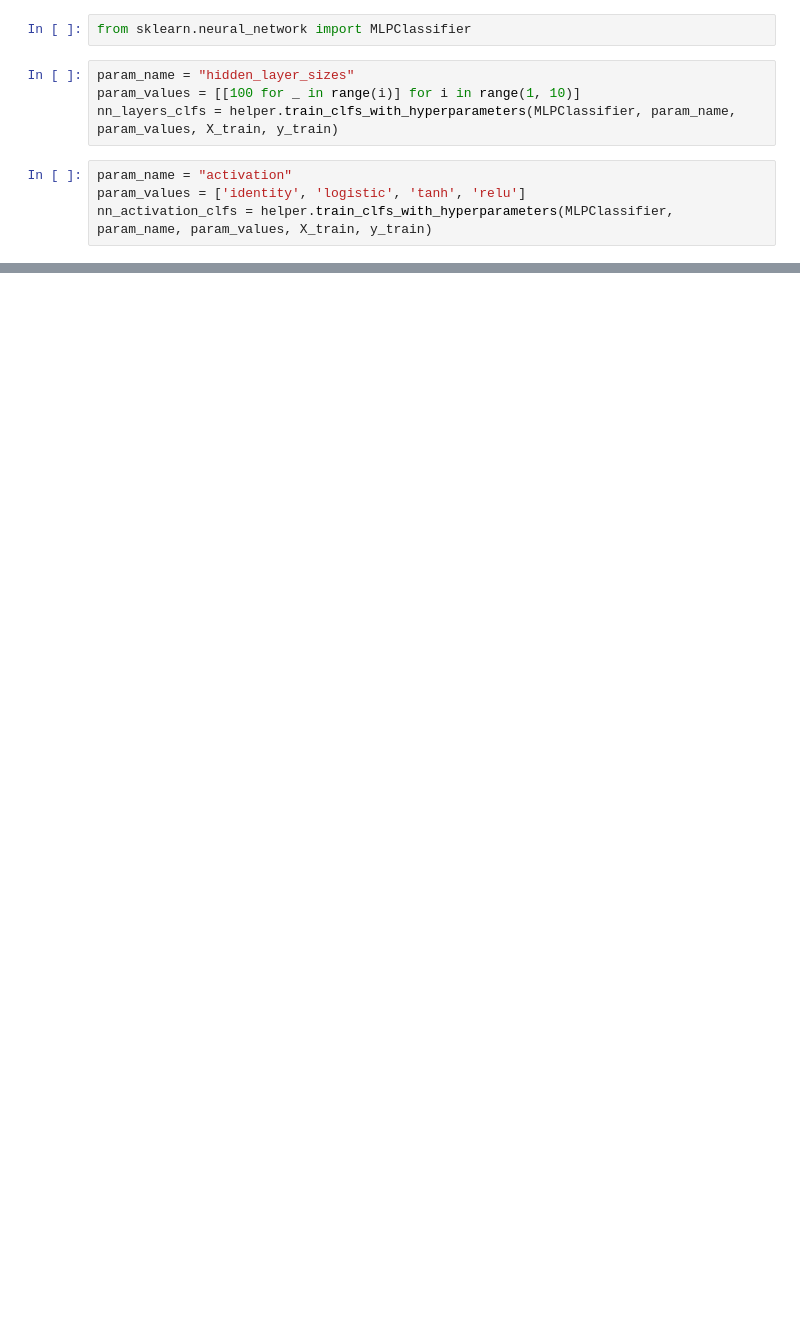
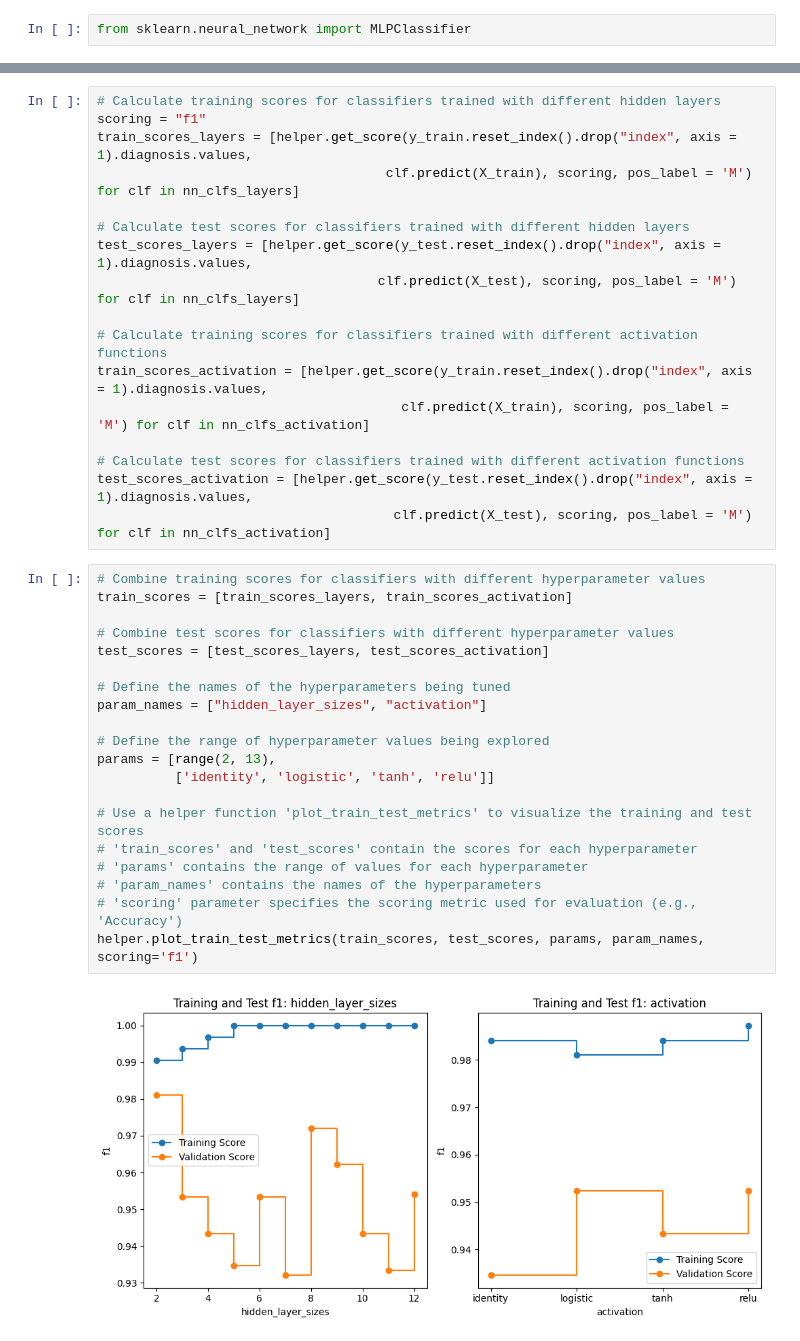
Before and after one commit to Ape12b/OMSCS_7641_Assignment1, a Jupyter notebook: Assignment1.ipynb, the cells around one changed output, grey strips where cells are left out. Drawn from its saved outputs; the diff is of its cells as text; blank space fills up the shorter version.

```diff
--- a/Assignment1.ipynb
+++ b/Assignment1.ipynb
@@ -233,10 +261,2 @@ DecisionTreeClassifier time: 1.9877 seconds
 # %%
 from sklearn.neural_network import MLPClassifier
-# %%
-param_name = "hidden_layer_sizes"
-param_values = [[100 for _ in range(i)] for i in range(1, 10)]
-nn_layers_clfs = helper.train_clfs_with_hyperparameters(MLPClassifier, param_name, param_values, X_train, y_train)
-# %%
-param_name = "activation"
-param_values = ['identity', 'logistic', 'tanh', 'relu']
-nn_activation_clfs = helper.train_clfs_with_hyperparameters(MLPClassifier, param_name, param_values, X_train, y_train)
@@ -260,0 +298,39 @@ SyntaxError: invalid syntax (<ipython-input-19-a5d5b61aa8a6>, line 1)
+# %%
+# Calculate training scores for classifiers trained with different hidden layers
+scoring = "f1"
+train_scores_layers = [helper.get_score(y_train.reset_index().drop("index", axis = 1).diagnosis.values,
+                                     clf.predict(X_train), scoring, pos_label = 'M') for clf in nn_clfs_layers]
+
+# Calculate test scores for classifiers trained with different hidden layers
+test_scores_layers = [helper.get_score(y_test.reset_index().drop("index", axis = 1).diagnosis.values,
+                                    clf.predict(X_test), scoring, pos_label = 'M') for clf in nn_clfs_layers]
+
+# Calculate training scores for classifiers trained with different activation functions
+train_scores_activation = [helper.get_score(y_train.reset_index().drop("index", axis = 1).diagnosis.values,
+                                       clf.predict(X_train), scoring, pos_label = 'M') for clf in nn_clfs_activation]
+
+# Calculate test scores for classifiers trained with different activation functions
+test_scores_activation = [helper.get_score(y_test.reset_index().drop("index", axis = 1).diagnosis.values,
+                                      clf.predict(X_test), scoring, pos_label = 'M') for clf in nn_clfs_activation]
+# %%
+# Combine training scores for classifiers with different hyperparameter values
+train_scores = [train_scores_layers, train_scores_activation]
+
+# Combine test scores for classifiers with different hyperparameter values
+test_scores = [test_scores_layers, test_scores_activation]
+
+# Define the names of the hyperparameters being tuned
+param_names = ["hidden_layer_sizes", "activation"]
+
+# Define the range of hyperparameter values being explored
+params = [range(2, 13),
+          ['identity', 'logistic', 'tanh', 'relu']]
+
+# Use a helper function 'plot_train_test_metrics' to visualize the training and test scores
+# 'train_scores' and 'test_scores' contain the scores for each hyperparameter
+# 'params' contains the range of values for each hyperparameter
+# 'param_names' contains the names of the hyperparameters
+# 'scoring' parameter specifies the scoring metric used for evaluation (e.g., 'Accuracy')
+helper.plot_train_test_metrics(train_scores, test_scores, params, param_names, scoring='f1')
+# %% [output]
+[figure, added]
```
Also changed, not shown: parts of 43 cells of this notebook.
